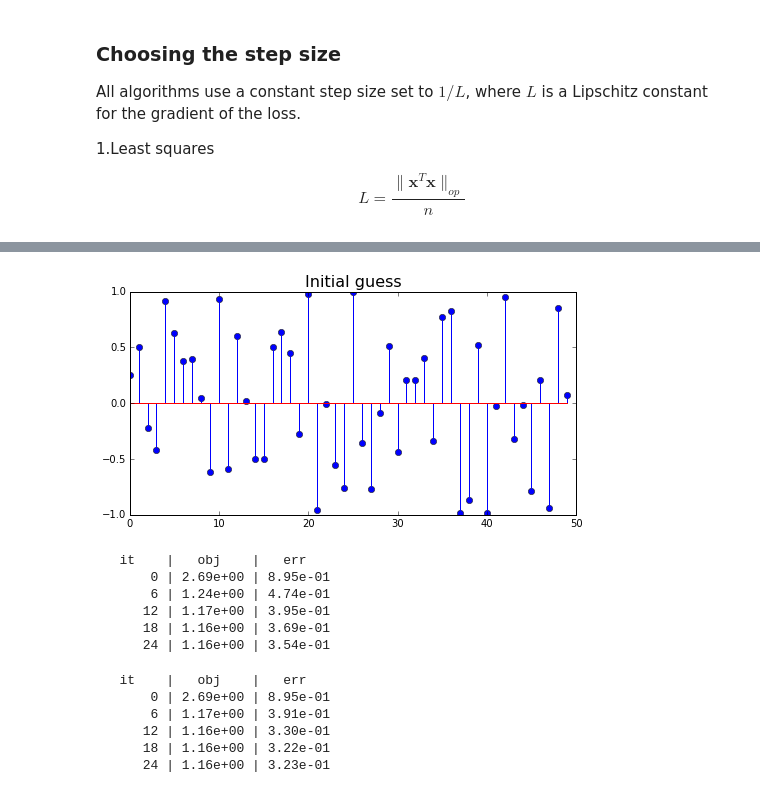
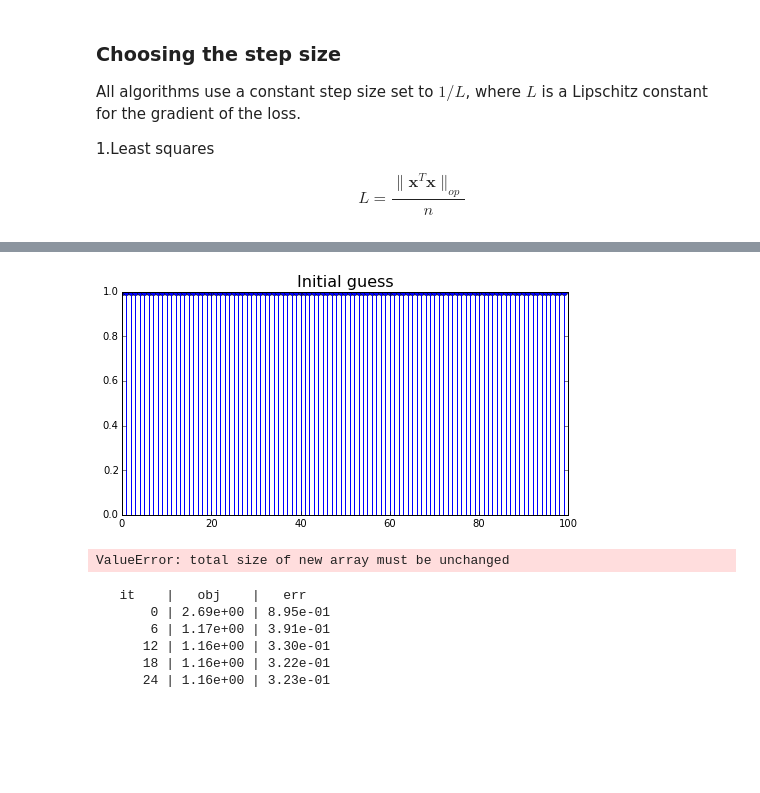
Before and after one commit to edwinENSAE/notebooks, a Jupyter notebook: First order optimization.ipynb, the cells around one changed output, grey strips where cells are left out. Saved outputs shown, nothing was run; the diff lists cells and outputs as text; code cells hidden in the pictures; blank space fills up the shorter version.

```diff
--- a/First order optimization.ipynb
+++ b/First order optimization.ipynb
@@ -182,8 +239,14 @@ We test the above algorithms on a generated dataset.
 
 n_samples = 2000
 n_features = 50
+
+n = 100
+p = 100
+N = 1000
 #p = n_features
 #n = n_samples
+
+
 
 idx = np.arange(n_features).reshape(1, n_features)
 params = 2 * (-1) ** (idx - 1) * .9**idx
@@ -223,23 +286,27 @@ All algorithms use a constant step size set to $1/L$, where $L$ is a Lipschitz c
 $$L = \frac{ \|\mathbf{x}^T \mathbf{x}\|_{op}}{n}$$
 # %%
 # Initialize stuff
-x_init = 1 - 2 * np.random.rand(1, n_features)
+# Intialisation of w
+w = np.ones(p)
+# l1 penalty parameter
+alpha = lam
+# l2 penalty parameter
+ridge_param = 0
+
+
+
 n_iter = 30
-l_l1 = math.sqrt(math.log(n_features)/n_samples)
+l_l1 = math.sqrt(math.log(p)/n)
 l_l2 = 0.
 
 # f and gradient
-if linear == True:
-    f = lambda x: least_squares(x, features, labels)
-    grad_f = lambda x: least_squares_grad(x, features, labels)
-    step = norm(features.T.dot(features) / n_samples, 2)
-else:
-    f = lambda x: logistic_loss(x, features, labels)[0]
-    grad_f = lambda x: logistic_loss_grad(x, features, labels)
-    step = 1. # np.sum(features**2, axis=1).max() / (4 * n_samples)
+
+f = lambda w: least_squares_unlab(w, X, y)
+grad_f = lambda w: least_squares_unlab_grad(w, X, y)
+step = norm(X.T.dot(X) / n, 2)
 
 # g, F and prox.
-g = lambda x: l_l1 * np.abs(x).sum() + 0.5 * l_l2 * np.sum(x**2)
+g = lambda x: l_l1 * np.abs(x).sum()
 F = lambda x: f(x) + g(x)
 prox_g = lambda x, l: prox_enet(x, l_l1, l_l2, l)
 
@@ -278,21 +342,16 @@ print logistic_loss_grad(x_init, features, labels)
 # %%
 plt.figure(figsize=(8, 4))
-plt.stem(x_init[0])
+plt.stem(w)
 plt.title("Initial guess", fontsize=16)
 plt.show()
 # %% [output]
-[figure, old version]
+[figure, new version]
 # %%
 # ISTA
-ista_inspector = inspector(loss_fun=F, x_real=params, verbose=True)
+ista_inspector = inspector(loss_fun=F, x_real=beta_star, verbose=True)
 x_ista = ista(x_init, grad=grad_f, prox=prox_g, n_iter=n_iter, step=step, callback=ista_inspector)
 # %% [output]
-   it    |   obj    |   err
-       0 | 2.69e+00 | 8.95e-01
-       6 | 1.24e+00 | 4.74e-01
-      12 | 1.17e+00 | 3.95e-01
-      18 | 1.16e+00 | 3.69e-01
-      24 | 1.16e+00 | 3.54e-01
+ValueError: total size of new array must be unchanged
 # %%
 # FISTA
 fista_inspector = inspector(loss_fun=F, x_real=params, verbose=True)
```
Also changed, not shown: parts of 11 cells of this notebook.
